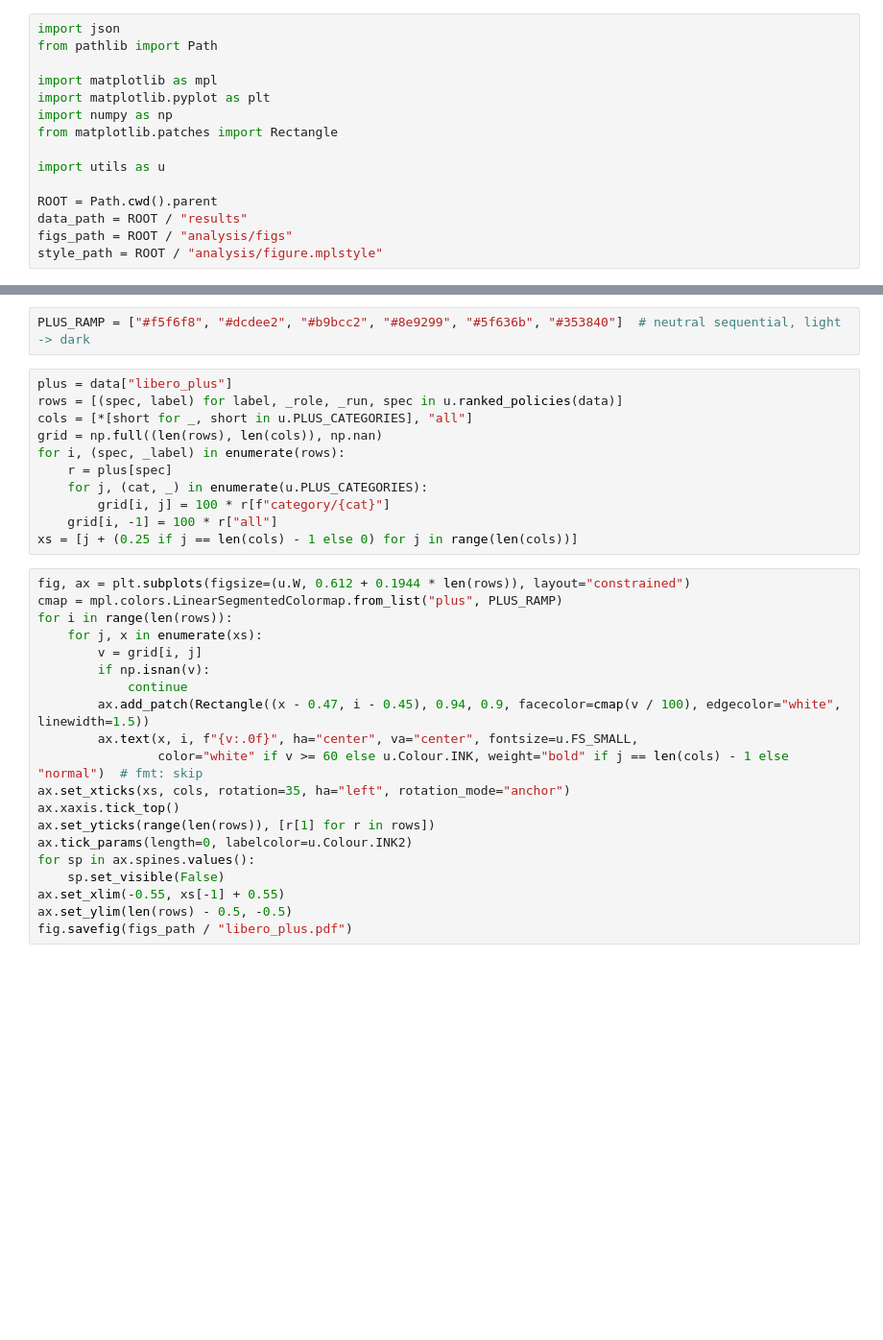
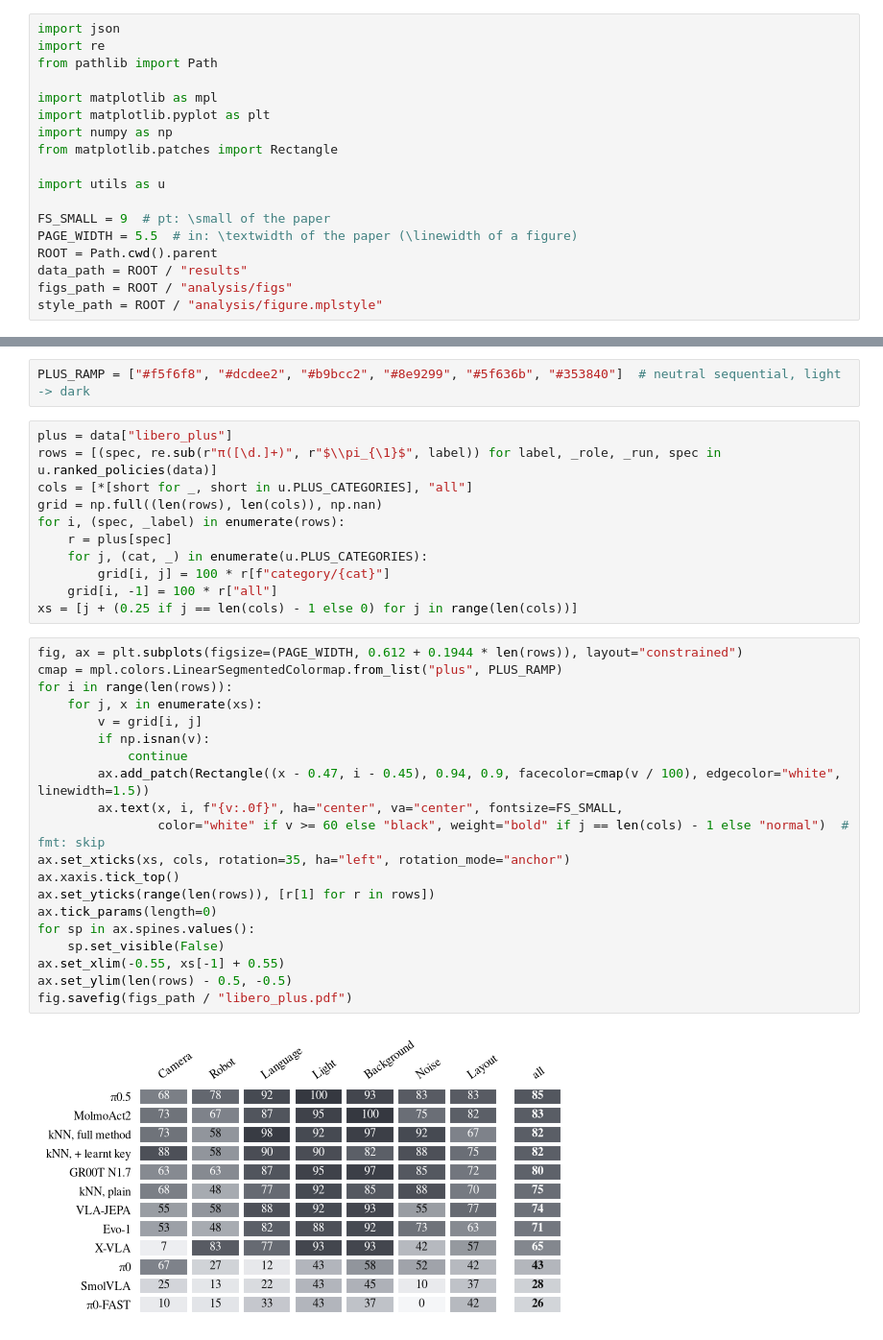
Before and after one commit to sereact/lerobot_knn, a Jupyter notebook: analysis/libero-plus.ipynb, the cells around one changed output, grey strips where cells are left out. Shown at 96% size. Cells and saved outputs as stored; diff of their text form; blank space fills up the shorter version.

```diff
--- a/analysis/libero-plus.ipynb
+++ b/analysis/libero-plus.ipynb
@@ -4,6 +4,7 @@
 Success per LIBERO-plus perturbation category (same 420 variants for every policy).
 # %%
 import json
+import re
 from pathlib import Path
 
 import matplotlib as mpl
@@ -13,6 +14,8 @@ from matplotlib.patches import Rectangle
 
 import utils as u
 
+FS_SMALL = 9  # pt: \small of the paper
+PAGE_WIDTH = 5.5  # in: \textwidth of the paper (\linewidth of a figure)
 ROOT = Path.cwd().parent
 data_path = ROOT / "results"
 figs_path = ROOT / "analysis/figs"
@@ -25,7 +28,7 @@ plt.style.use(style_path)
 PLUS_RAMP = ["#f5f6f8", "#dcdee2", "#b9bcc2", "#8e9299", "#5f636b", "#353840"]  # neutral sequential, light -> dark
 # %%
 plus = data["libero_plus"]
-rows = [(spec, label) for label, _role, _run, spec in u.ranked_policies(data)]
+rows = [(spec, re.sub(r"π([\d.]+)", r"$\\pi_{\1}$", label)) for label, _role, _run, spec in u.ranked_policies(data)]
 cols = [*[short for _, short in u.PLUS_CATEGORIES], "all"]
 grid = np.full((len(rows), len(cols)), np.nan)
 for i, (spec, _label) in enumerate(rows):
@@ -35,22 +38,24 @@ for i, (spec, _label) in enumerate(rows):
     grid[i, -1] = 100 * r["all"]
 xs = [j + (0.25 if j == len(cols) - 1 else 0) for j in range(len(cols))]
 # %%
-fig, ax = plt.subplots(figsize=(u.W, 0.612 + 0.1944 * len(rows)), layout="constrained")
+fig, ax = plt.subplots(figsize=(PAGE_WIDTH, 0.612 + 0.1944 * len(rows)), layout="constrained")
 cmap = mpl.colors.LinearSegmentedColormap.from_list("plus", PLUS_RAMP)
 for i in range(len(rows)):
     for j, x in enumerate(xs):
         v = grid[i, j]
         if np.isnan(v):
             continue
         ax.add_patch(Rectangle((x - 0.47, i - 0.45), 0.94, 0.9, facecolor=cmap(v / 100), edgecolor="white", linewidth=1.5))
-        ax.text(x, i, f"{v:.0f}", ha="center", va="center", fontsize=u.FS_SMALL,
-                color="white" if v >= 60 else u.Colour.INK, weight="bold" if j == len(cols) - 1 else "normal")  # fmt: skip
+        ax.text(x, i, f"{v:.0f}", ha="center", va="center", fontsize=FS_SMALL,
+                color="white" if v >= 60 else "black", weight="bold" if j == len(cols) - 1 else "normal")  # fmt: skip
 ax.set_xticks(xs, cols, rotation=35, ha="left", rotation_mode="anchor")
 ax.xaxis.tick_top()
 ax.set_yticks(range(len(rows)), [r[1] for r in rows])
-ax.tick_params(length=0, labelcolor=u.Colour.INK2)
+ax.tick_params(length=0)
 for sp in ax.spines.values():
     sp.set_visible(False)
 ax.set_xlim(-0.55, xs[-1] + 0.55)
 ax.set_ylim(len(rows) - 0.5, -0.5)
 fig.savefig(figs_path / "libero_plus.pdf")
+# %% [output]
+[figure, added]
```
Also changed, not shown: 10 other files.
